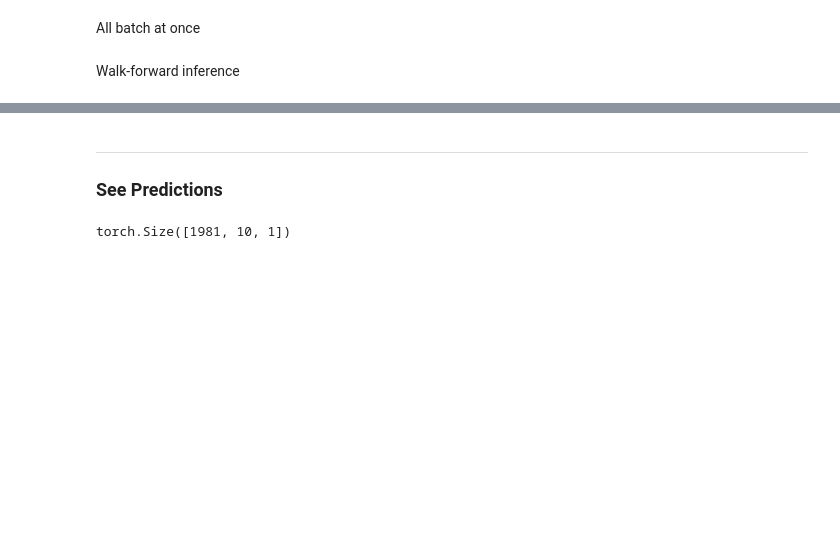
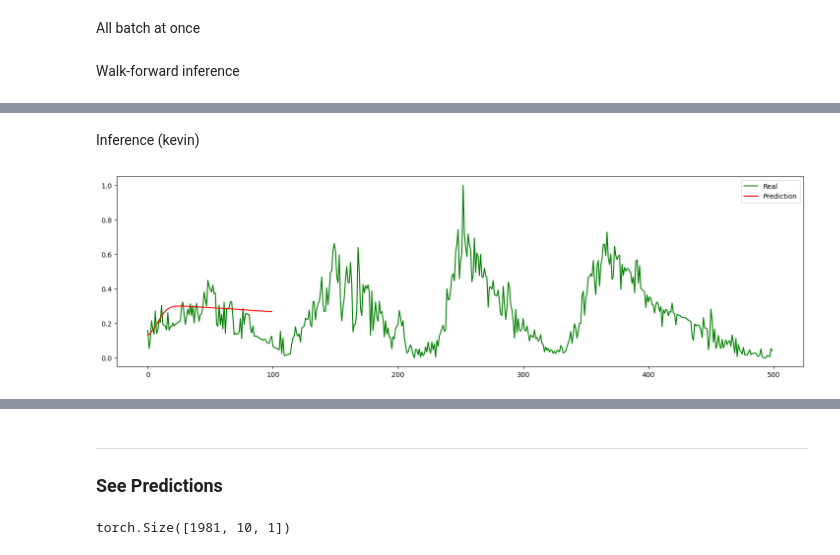
Before and after one commit to kevinscaccia/Time-Series-Transformers, a Jupyter notebook: simple_serie_test.ipynb, the cells around one changed output, grey strips where cells are left out. Drawn from its saved outputs; the diff is of its cells as text; code cells hidden in the pictures; blank space fills up the shorter version.

```diff
--- a/simple_serie_test.ipynb
+++ b/simple_serie_test.ipynb
@@ -29,9 +32,9 @@ from transformer import TimeSeriesTransformer
 ### Global Variables
 # %%
 # Past steps used to forecast
-INPUT_LEN = 10
+INPUT_LEN = 100
 # Future steps to forecast during training
-FORECAST_HORIZON = 10
+FORECAST_HORIZON = 20
 # %% [markdown]
 ---
 ### Data Generation
@@ -218,0 +268,36 @@ def inference_flat_serie(model, serie_data, verbose=False):
+# %% [markdown]
+Inference (kevin)
+# %%
+def pointwise_forecast(model, last_values, future_steps=2, verbose=False):
+    point_forecasts = []
+
+    for i in range(future_steps):
+        with torch.no_grad():
+            # last_values = last_values[-input_len:]
+            src = last_values.reshape(1,-1, 1) # encoder input
+            tgt = src[:, -1, :].unsqueeze(-1) # decoder input shape [batch_size, 1, 1]
+            # Create masks
+            dim_a = tgt.shape[0]
+            dim_b = src.shape[1]
+            tgt_mask = generate_square_subsequent_mask(dim_a,dim_a,)
+            src_mask = generate_square_subsequent_mask(dim_a, dim_b)
+            # Make prediction
+            pred_y = model(src, tgt, src_mask, tgt_mask).squeeze().detach()
+
+            if verbose:
+                print(f'#3.{i}) input: {src.shape} | decoder_input: {tgt.shape} | pred_y: {pred_y.shape}')
+
+            # Obtain predicted value
+            point_forecasts.append(pred_y)
+            # add in the serie history
+            last_values = torch.cat([last_values, pred_y.unsqueeze(0)], 0)
+
+    return np.asarray(point_forecasts) #np.concatenate([serie_data[:input_len], np.asarray(point_forecasts)])
+data = torch.tensor(data, dtype=torch.float32)
+first_values = data[:HISTORY]
+pred_y = pointwise_forecast(model, first_values, future_steps=100)
+# pred_y = scaler.inverse_transform(pred_y.reshape(-1,1)).flatten()
+model.eval() # sets all layers to eval
+plot_predictions(data[HISTORY:HISTORY+500], pred_y)
+# %% [output]
+[figure, added]
```
Also changed, not shown: parts of 15 cells of this notebook, 3 other files.
